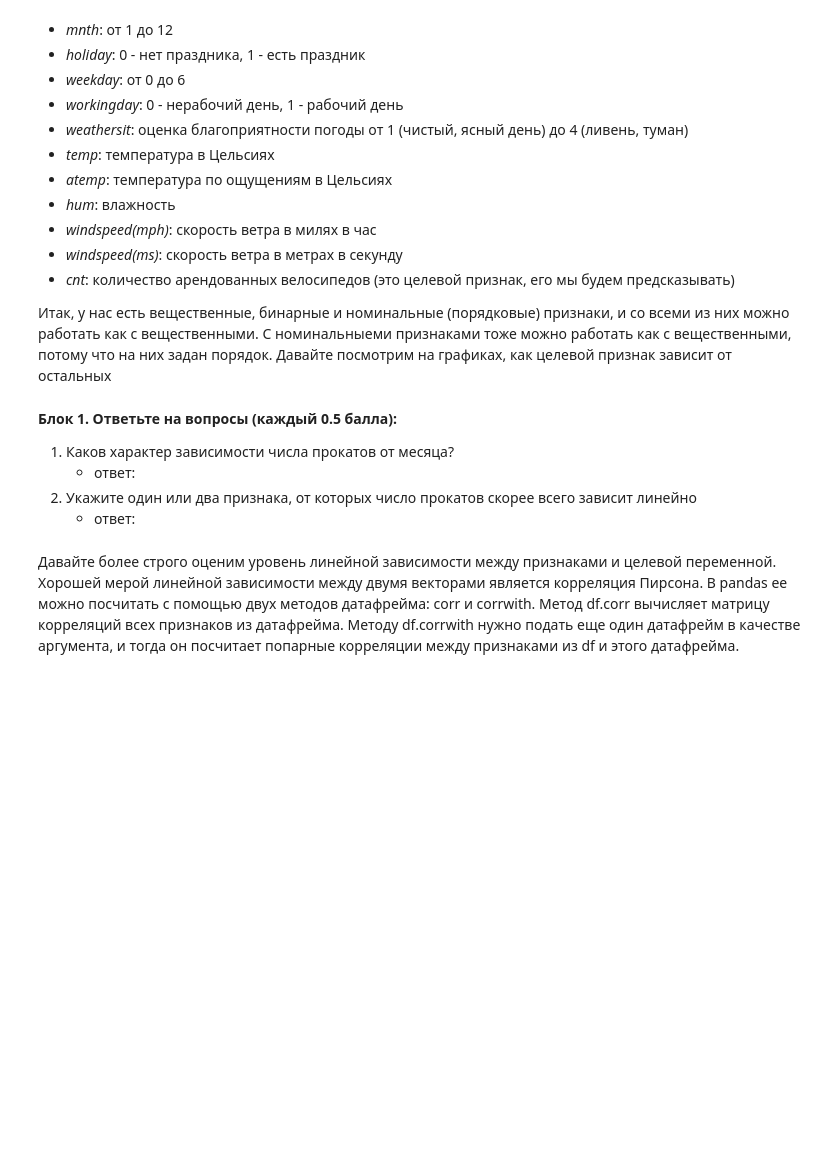
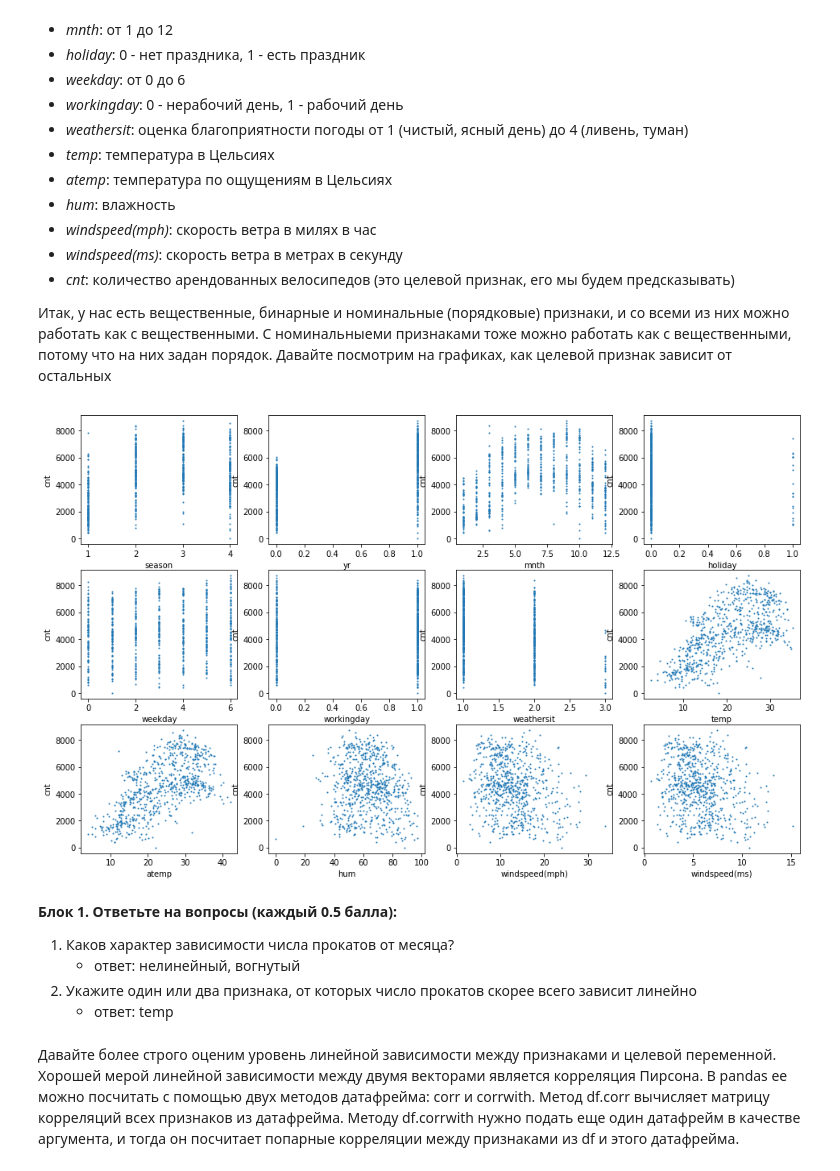
Before and after one commit to dpustovarov/machine-learning-data-analysis, a Jupyter notebook: 2-supervised-learning/week-2/OverfittingTask.ipynb, the cells around one changed output. Saved outputs shown, nothing was run; the diff lists cells and outputs as text; code cells hidden in the pictures; blank space fills up the shorter version.

```diff
--- a/2-supervised-learning/week-2/OverfittingTask.ipynb
+++ b/2-supervised-learning/week-2/OverfittingTask.ipynb
@@ -51,15 +51,17 @@ df.head()
 
 Итак, у нас есть вещественные, бинарные и номинальные (порядковые) признаки, и со всеми из них можно работать как с вещественными. С номинальныеми признаками тоже можно работать как с вещественными, потому что на них задан порядок. Давайте посмотрим на графиках, как целевой признак зависит от остальных
 # %%
-fig, axes = plt.subplots(nrows=3, ncols=4, figsize=(15, 10))
+fig, axes = plt.subplots(nrows=3, ncols=4, figsize=(16, 10))
 for idx, feature in enumerate(df.columns[:-1]):
-    df.plot(feature, "cnt", subplots=True, kind="scatter", ax=axes[idx // 4, idx % 4])
+    df.plot(feature, "cnt", subplots=True, kind="scatter", ax=axes[idx // 4, idx % 4], s=1)
+# %% [output]
+[figure, added]
 # %% [markdown]
 __Блок 1. Ответьте на вопросы (каждый 0.5 балла):__
 1. Каков характер зависимости числа прокатов от месяца?
-   * ответ:
+   * ответ: нелинейный, вогнутый
 1. Укажите один или два признака, от которых число прокатов скорее всего зависит линейно
-   * ответ:
+   * ответ: temp
 # %% [markdown]
 Давайте более строго оценим уровень линейной зависимости между признаками и целевой переменной. Хорошей мерой линейной зависимости между двумя векторами является корреляция Пирсона. В pandas ее можно посчитать с помощью двух методов датафрейма: corr и corrwith. Метод df.corr вычисляет матрицу корреляций всех признаков из датафрейма. Методу df.corrwith нужно подать еще один датафрейм в качестве аргумента, и тогда он посчитает попарные корреляции между признаками из df и этого датафрейма.
 # %%
```
Also changed, not shown: parts of 13 cells of this notebook.
